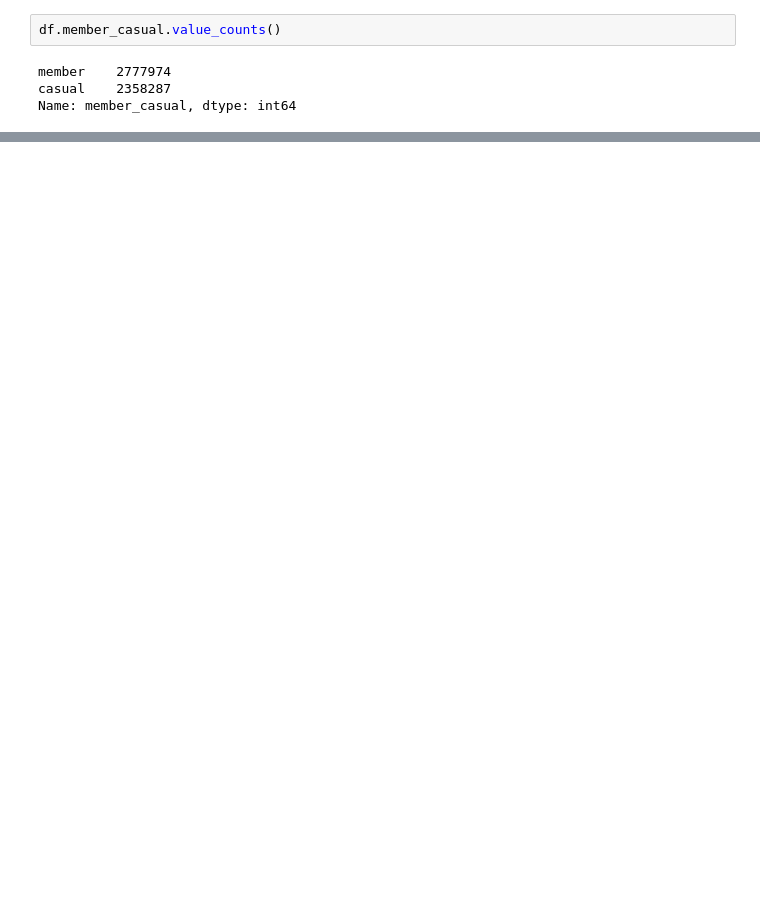
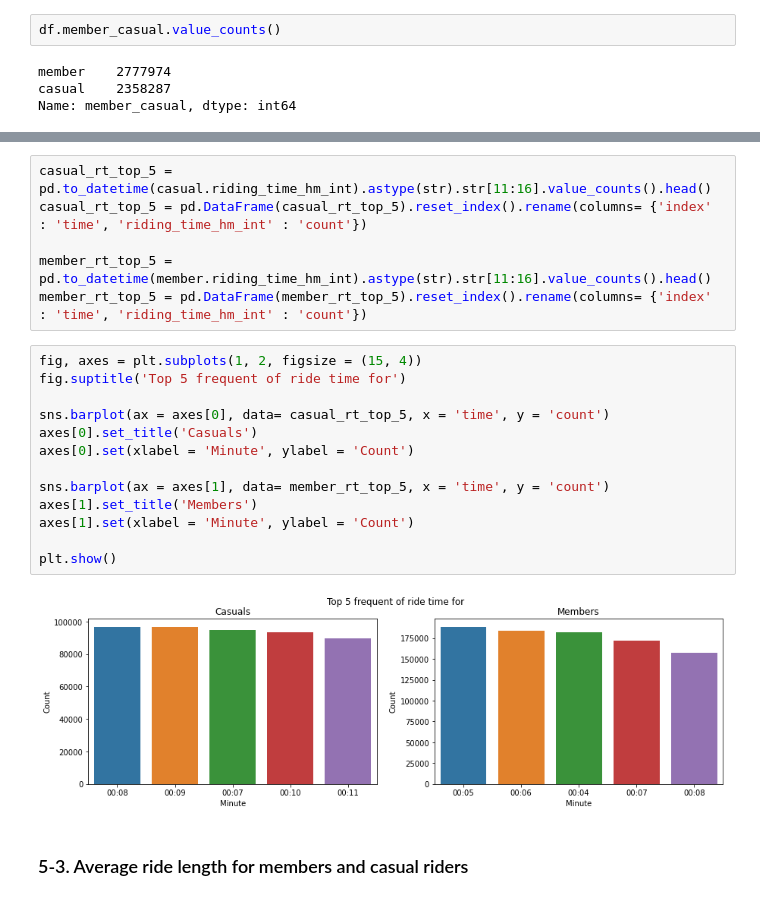
Before and after one commit to slothpunch/Coursera, a Jupyter notebook: Google DA Certificate/Case Study 1/Case Study 1.ipynb, the cells around one changed output, grey strips where cells are left out. Cells and saved outputs as stored; diff of their text form; blank space fills up the shorter version.

```diff
--- a/Google DA Certificate/Case Study 1/Case Study 1.ipynb
+++ b/Google DA Certificate/Case Study 1/Case Study 1.ipynb
@@ -514,0 +645,23 @@ The number of rides for users by day_of_week:
+# %%
+casual_rt_top_5 = pd.to_datetime(casual.riding_time_hm_int).astype(str).str[11:16].value_counts().head()
+casual_rt_top_5 = pd.DataFrame(casual_rt_top_5).reset_index().rename(columns= {'index' : 'time', 'riding_time_hm_int' : 'count'})
+
+member_rt_top_5 = pd.to_datetime(member.riding_time_hm_int).astype(str).str[11:16].value_counts().head()
+member_rt_top_5 = pd.DataFrame(member_rt_top_5).reset_index().rename(columns= {'index' : 'time', 'riding_time_hm_int' : 'count'})
+# %%
+fig, axes = plt.subplots(1, 2, figsize = (15, 4))
+fig.suptitle('Top 5 frequent of ride time for')
+
+sns.barplot(ax = axes[0], data= casual_rt_top_5, x = 'time', y = 'count')
+axes[0].set_title('Casuals')
+axes[0].set(xlabel = 'Minute', ylabel = 'Count')
+
+sns.barplot(ax = axes[1], data= member_rt_top_5, x = 'time', y = 'count')
+axes[1].set_title('Members')
+axes[1].set(xlabel = 'Minute', ylabel = 'Count')
+
+plt.show()
+# %% [output]
+[figure, added]
+# %% [markdown]
+### 5-3. Average ride length for members and casual riders
```
Also changed, not shown: parts of 81 cells of this notebook.
